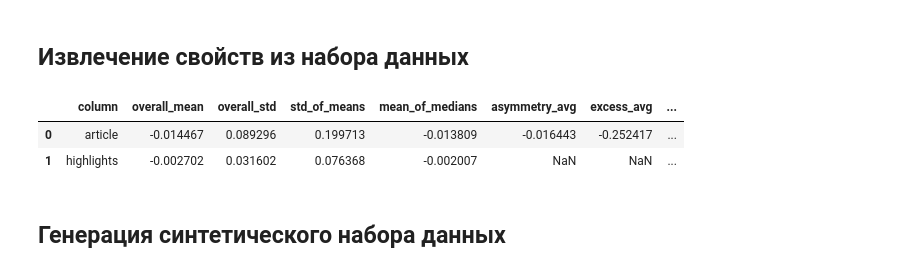
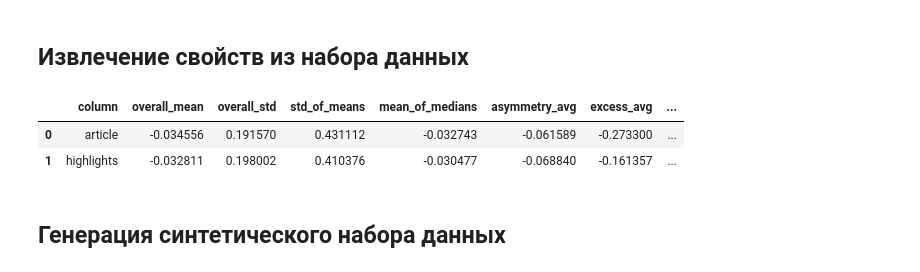
Before and after one commit to syhennie/data-quality-process, a Jupyter notebook: v1/features.ipynb, the cells around one changed output. Saved outputs shown, nothing was run; the diff lists cells and outputs as text; code cells hidden in the pictures.

Commit message:
Updated statistical ajustment and GAN for text

```diff
--- a/v1/features.ipynb
+++ b/v1/features.ipynb
@@ -30,12 +32,12 @@ import matplotlib.pyplot as plt
 from scipy import stats
 # %% [markdown]
 ## Предобучение модели векторизации
+# %%
+from gensim.models.fasttext import FastText
+from gensim.test.utils import datapath
+
+VECTOR_SIZE = 64
 # %%
-from gensim.models.fasttext import FastText
-from gensim.test.utils import datapath
-
-VECTOR_SIZE = 300
-
 # Set file names for train and test data
 corpus_file = datapath('lee_background.cor')
 
@@ -90,7 +92,7 @@ from gensim.utils import simple_preprocess
 
 model = FastText.load("../fasttext_lee_background")
 
-MAX_TOKENS_PER_ENTRY = 256
+MAX_TOKENS_PER_ENTRY = 32
 
 def get_vectorised_entries(entries):
     features = []
@@ -115,51 +117,58 @@ def vectorise_entries(entries):
 # %%
 summary_stats = []
 features_data = []
 
 df_sample = df.sample(1000)
 
-for column in df_sample.columns:
-    entries = [x for x in df_sample[column]]
-    features = get_vectorised_entries(entries)
-    vectorised_entries = vectorise_entries(entries)
+def calculate_stats(dataframe):
+    summary_stats = []
+    features_data = []
+    for column in dataframe.columns:
+        entries = [x for x in dataframe[column]]
+        features = get_vectorised_entries(entries)
+        vectorised_entries = vectorise_entries(entries)
 
-    # Features-based metrics
-    #
-    # mean = np.mean(features, axis=0)
-    # standard_deviation = np.std(features, axis=0)
-    # median = np.median(features, axis=0)
-    # asymmetry = stats.skew(features, axis=0)
-    # excess = stats.kurtosis(features, axis=0)
+        # Features-based metrics
+        #
+        # mean = np.mean(features, axis=0)
+        # standard_deviation = np.std(features, axis=0)
+        # median = np.median(features, axis=0)
+        # asymmetry = stats.skew(features, axis=0)
+        # excess = stats.kurtosis(features, axis=0)
 
-    mean = np.mean(vectorised_entries, axis=0)
-    standard_deviation = np.std(vectorised_entries, axis=0)
-    median = np.median(vectorised_entries, axis=0)
-    asymmetry = stats.skew(vectorised_entries, axis=0)
-    excess = stats.kurtosis(vectorised_entries, axis=0)
+        mean = np.mean(vectorised_entries, axis=0)
+        standard_deviation = np.std(vectorised_entries, axis=0)
+        median = np.median(vectorised_entries, axis=0)
+        asymmetry = stats.skew(vectorised_entries, axis=0)
+        excess = stats.kurtosis(vectorised_entries, axis=0)
 
-    summary_stats.append({
-        'column': column,
-        'overall_mean': np.mean(mean),
-        'overall_std': np.mean(standard_deviation),
-        'std_of_means': np.std(mean),
-        'mean_of_medians': np.mean(median),
-        'asymmetry_avg': np.mean(asymmetry),
-        'excess_avg': np.mean(excess),
-        'n_entries': len(entries),
-        'vector_dim': vectorised_entries.shape[1]
-    })
-
-    features_data.append({
+        summary_stats.append({
             'column': column,
-            'vectors': features
+            'overall_mean': np.mean(mean),
+            'overall_std': np.mean(standard_deviation),
+            'std_of_means': np.std(mean),
+            'mean_of_medians': np.mean(median),
+            'asymmetry_avg': np.mean(asymmetry),
+            'excess_avg': np.mean(excess),
+            'n_entries': len(entries),
+            'vector_dim': vectorised_entries.shape[1]
         })
 
-summary_df = pd.DataFrame(summary_stats)
-summary_df
+        features_data.append({
+                'column': column,
+                'vectors': features
+            })
+
+    return summary_stats
+
+summary_df = pd.DataFrame(calculate_stats(df_sample))
+stats_df = pd.DataFrame(calculate_stats(df))
+
+stats_df
 # %% [output]
 |  | column | overall_mean | overall_std | std_of_means | mean_of_medians | asymmetry_avg | excess_avg | ... |
-| 0 | article | -0.014467 | 0.089296 | 0.199713 | -0.013809 | -0.016443 | -0.252417 | ... |
-| 1 | highlights | -0.002702 | 0.031602 | 0.076368 | -0.002007 | NaN | NaN | ... |
+| 0 | article | -0.034556 | 0.191570 | 0.431112 | -0.032743 | -0.061589 | -0.273300 | ... |
+| 1 | highlights | -0.032811 | 0.198002 | 0.410376 | -0.030477 | -0.068840 | -0.161357 | ... |
 # %% [markdown]
 ## Генерация синтетического набора данных
 # %%
```
Also changed, not shown: parts of 4 cells of this notebook.
